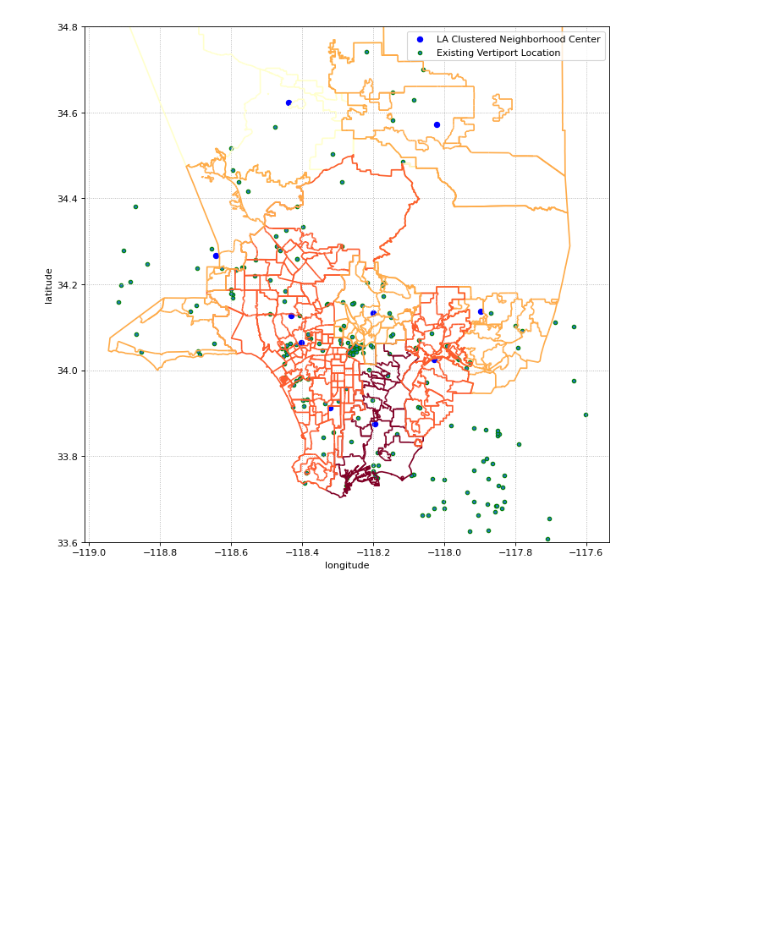
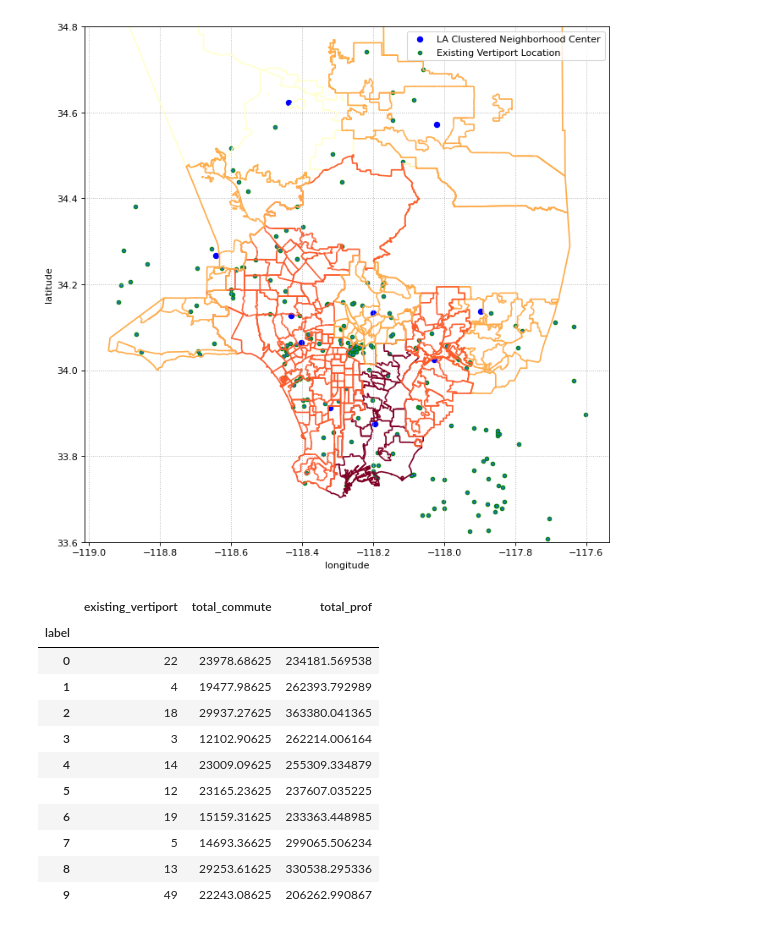
Before and after one commit to guanch1984/evtol-planning, a Jupyter notebook: geopanda_la_neighborhood.ipynb, the cells around one changed output. Cells and saved outputs as stored; diff of their text form; code cells hidden in the pictures; blank space fills up the shorter version.

```diff
--- a/geopanda_la_neighborhood.ipynb
+++ b/geopanda_la_neighborhood.ipynb
@@ -149,7 +149,8 @@ for i in df_dissolve.index:
     df_dissolve.loc[i, 'pop_'+ str(i)] = 0
     df_dissolve['dist_'+ str(i)] = df_dissolve.apply(lambda x: x['geometry'].distance(df_dissolve.loc[i, 'geometry'])/1609.34, axis=1)
     # set percentage of population will use eVTOL as commute
-    df_dissolve['eVTOL%_'+ str(i)] = 0.001
+    # total commute is 5% of population, eVTOL commute is 2.5% of total commute
+    df_dissolve['eVTOL%_'+ str(i)] = 0.05 * 0.025
 
 # assign existing vertiport label
 
@@ -169,7 +170,7 @@ def total_commute(x, k=10):
     commute = 0
     for i in range(k):
         commute += x['pop_'+ str(i)] * x['eVTOL%_'+str(i)]
-    return commute
+    return round(commute)
 
 
 def total_prof(x, k=10, P=0.5):
@@ -177,7 +178,7 @@ def total_prof(x, k=10, P=0.5):
     prof = 0
     for i in range(k):
         prof += x['pop_'+ str(i)] * x['dist_'+ str(i)] * x['eVTOL%_'+str(i)]
-    return prof * P
+    return round(prof * P)
 
 gs_vertiport = geopandas.GeoSeries.from_wkt(df_vertiport_la['WKT'])
 gdf_vertiport = geopandas.GeoDataFrame(df_vertiport_la[['WKT', 'SHAPE_X', 'SHAPE_Y']], geometry=gs_vertiport, crs="EPSG:4326")
@@ -191,3 +192,18 @@ df_dissolve['total_commute'] = df_dissolve.apply(total_commute, axis=1)
 df_dissolve['total_prof'] = df_dissolve.apply(total_prof, axis=1)
 # %%
 df_dissolve.to_csv('data/cluster.csv')
+# %%
+df_dissolve.iloc[:, -3:]
+# %% [output]
+|  | existing_vertiport | total_commute | total_prof |
+| label |  |  |  |
+| 0 | 22 | 23978.68625 | 234181.569538 |
+| 1 | 4 | 19477.98625 | 262393.792989 |
+| 2 | 18 | 29937.27625 | 363380.041365 |
+| 3 | 3 | 12102.90625 | 262214.006164 |
+| 4 | 14 | 23009.09625 | 255309.334879 |
+| 5 | 12 | 23165.23625 | 237607.035225 |
+| 6 | 19 | 15159.31625 | 233363.448985 |
+| 7 | 5 | 14693.36625 | 299065.506234 |
+| 8 | 13 | 29253.61625 | 330538.295336 |
+| 9 | 49 | 22243.08625 | 206262.990867 |
```
Also changed, not shown: 4 other files.
